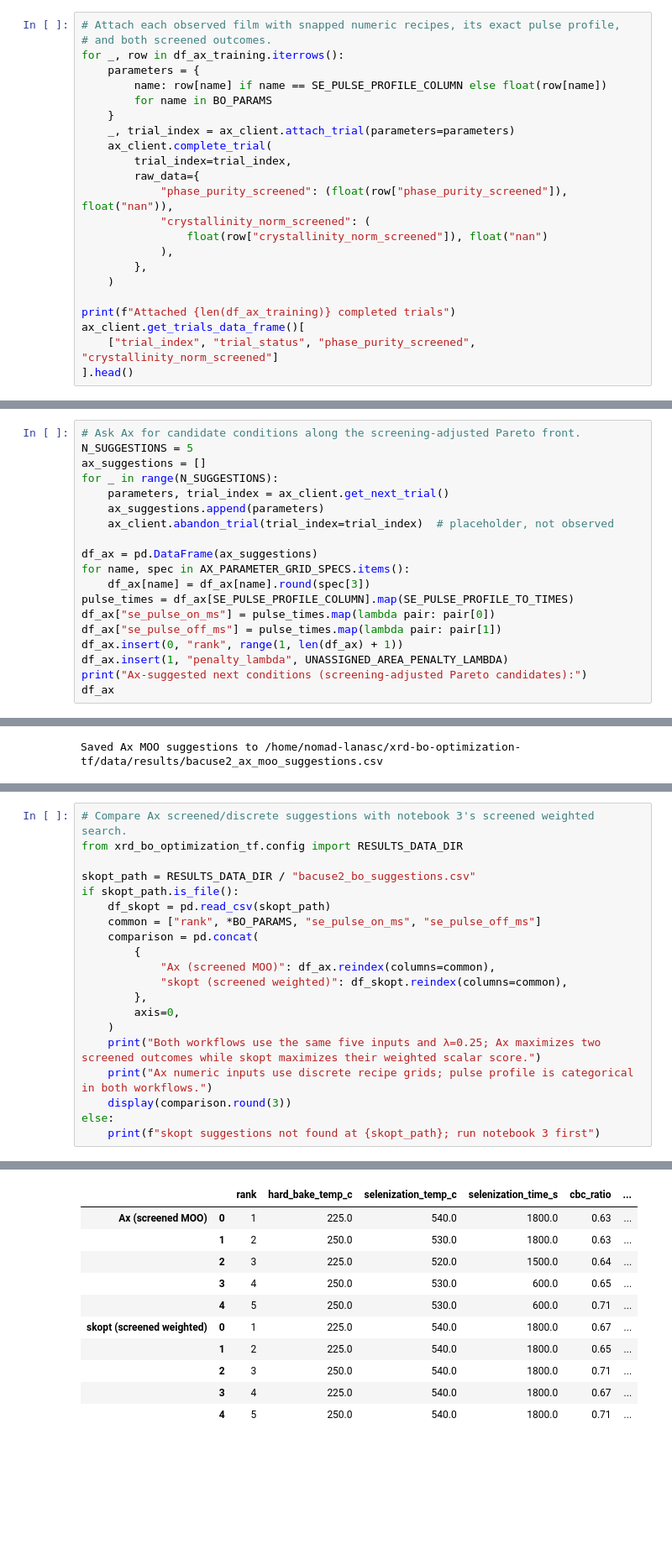
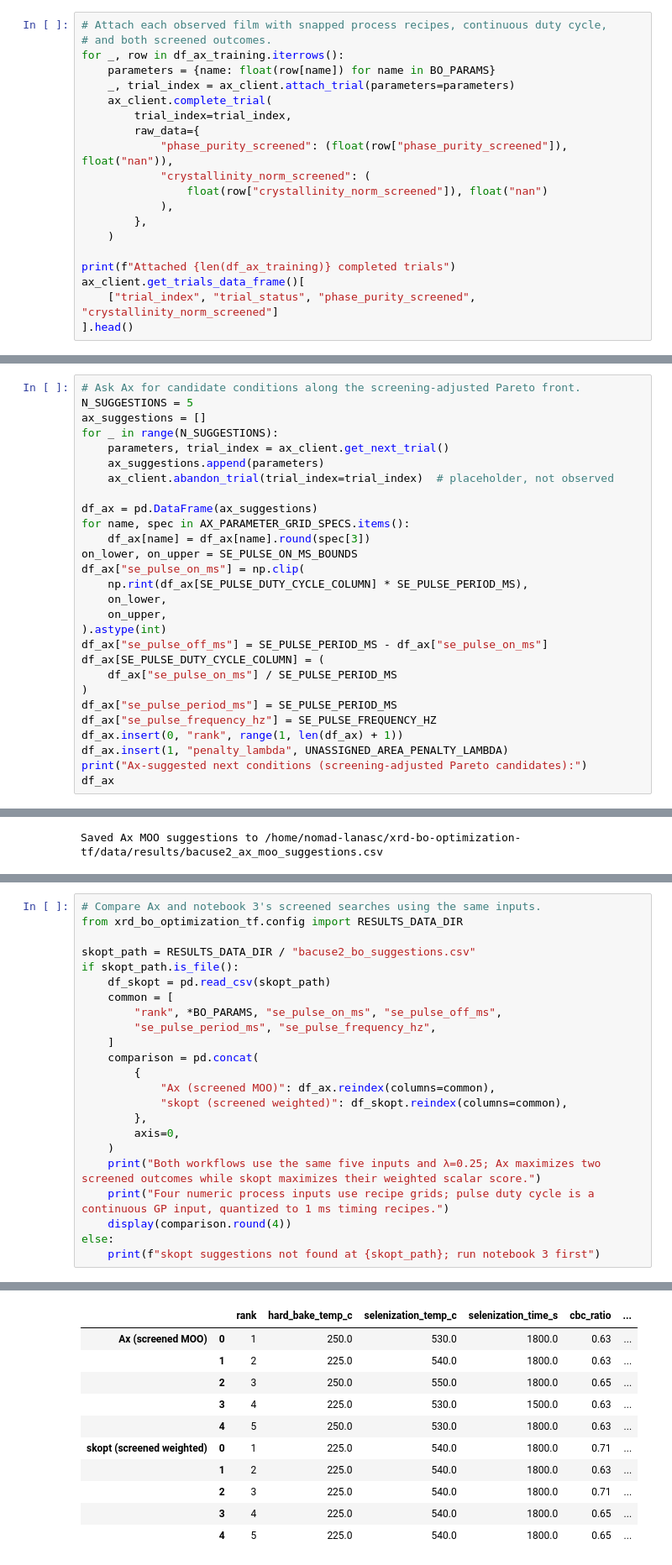
Before and after one commit to GarzonDiegoFEUP/xrd-bo-optimization-tf, a Jupyter notebook: notebooks/4.bo_xrd_ax.ipynb, the cells around one changed output, grey strips where cells are left out. Shown at 84% size. Saved outputs shown, nothing was run; the diff lists cells and outputs as text; blank space fills up the shorter version.

```diff
--- a/notebooks/4.bo_xrd_ax.ipynb
+++ b/notebooks/4.bo_xrd_ax.ipynb
@@ -167,12 +171,9 @@ Ax multi-objective experiment over 5 discrete inputs
 Objectives: maximize screening-adjusted phase purity and crystallinity
 # %%
-# Attach each observed film with snapped numeric recipes, its exact pulse profile,
+# Attach each observed film with snapped process recipes, continuous duty cycle,
 # and both screened outcomes.
 for _, row in df_ax_training.iterrows():
-    parameters = {
-        name: row[name] if name == SE_PULSE_PROFILE_COLUMN else float(row[name])
-        for name in BO_PARAMS
-    }
+    parameters = {name: float(row[name]) for name in BO_PARAMS}
     _, trial_index = ax_client.attach_trial(parameters=parameters)
     ax_client.complete_trial(
         trial_index=trial_index,
@@ -208,9 +209,18 @@ for _ in range(N_SUGGESTIONS):
 df_ax = pd.DataFrame(ax_suggestions)
 for name, spec in AX_PARAMETER_GRID_SPECS.items():
     df_ax[name] = df_ax[name].round(spec[3])
-pulse_times = df_ax[SE_PULSE_PROFILE_COLUMN].map(SE_PULSE_PROFILE_TO_TIMES)
-df_ax["se_pulse_on_ms"] = pulse_times.map(lambda pair: pair[0])
-df_ax["se_pulse_off_ms"] = pulse_times.map(lambda pair: pair[1])
+on_lower, on_upper = SE_PULSE_ON_MS_BOUNDS
+df_ax["se_pulse_on_ms"] = np.clip(
+    np.rint(df_ax[SE_PULSE_DUTY_CYCLE_COLUMN] * SE_PULSE_PERIOD_MS),
+    on_lower,
+    on_upper,
+).astype(int)
+df_ax["se_pulse_off_ms"] = SE_PULSE_PERIOD_MS - df_ax["se_pulse_on_ms"]
+df_ax[SE_PULSE_DUTY_CYCLE_COLUMN] = (
+    df_ax["se_pulse_on_ms"] / SE_PULSE_PERIOD_MS
+)
+df_ax["se_pulse_period_ms"] = SE_PULSE_PERIOD_MS
+df_ax["se_pulse_frequency_hz"] = SE_PULSE_FREQUENCY_HZ
 df_ax.insert(0, "rank", range(1, len(df_ax) + 1))
 df_ax.insert(1, "penalty_lambda", UNASSIGNED_AREA_PENALTY_LAMBDA)
 print("Ax-suggested next conditions (screening-adjusted Pareto candidates):")
@@ -292,13 +302,16 @@ plt.show()
 # %% [output]
 [figure]
 # %%
-# Compare Ax screened/discrete suggestions with notebook 3's screened weighted search.
+# Compare Ax and notebook 3's screened searches using the same inputs.
 from xrd_bo_optimization_tf.config import RESULTS_DATA_DIR
 
 skopt_path = RESULTS_DATA_DIR / "bacuse2_bo_suggestions.csv"
 if skopt_path.is_file():
     df_skopt = pd.read_csv(skopt_path)
-    common = ["rank", *BO_PARAMS, "se_pulse_on_ms", "se_pulse_off_ms"]
+    common = [
+        "rank", *BO_PARAMS, "se_pulse_on_ms", "se_pulse_off_ms",
+        "se_pulse_period_ms", "se_pulse_frequency_hz",
+    ]
     comparison = pd.concat(
         {
             "Ax (screened MOO)": df_ax.reindex(columns=common),
@@ -307,8 +320,8 @@ if skopt_path.is_file():
         axis=0,
     )
     print("Both workflows use the same five inputs and λ=0.25; Ax maximizes two screened outcomes while skopt maximizes their weighted scalar score.")
-    print("Ax numeric inputs use discrete recipe grids; pulse profile is categorical in both workflows.")
-    display(comparison.round(3))
+    print("Four numeric process inputs use recipe grids; pulse duty cycle is a continuous GP input, quantized to 1 ms timing recipes.")
+    display(comparison.round(4))
 else:
     print(f"skopt suggestions not found at {skopt_path}; run notebook 3 first")
 # %% [output]
@@ -317,11 +330,11 @@ Ax numeric inputs use discrete recipe grids; pulse profile is categorical in bot
 |  |  | rank | hard_bake_temp_c | selenization_temp_c | selenization_time_s | cbc_ratio | ... |
-| Ax (screened MOO) | 0 | 1 | 225.0 | 540.0 | 1800.0 | 0.63 | ... |
-|  | 1 | 2 | 250.0 | 530.0 | 1800.0 | 0.63 | ... |
-|  | 2 | 3 | 225.0 | 520.0 | 1500.0 | 0.64 | ... |
-|  | 3 | 4 | 250.0 | 530.0 | 600.0 | 0.65 | ... |
-|  | 4 | 5 | 250.0 | 530.0 | 600.0 | 0.71 | ... |
-| skopt (screened weighted) | 0 | 1 | 225.0 | 540.0 | 1800.0 | 0.67 | ... |
-|  | 1 | 2 | 225.0 | 540.0 | 1800.0 | 0.65 | ... |
-|  | 2 | 3 | 250.0 | 540.0 | 1800.0 | 0.71 | ... |
-|  | 3 | 4 | 225.0 | 540.0 | 1800.0 | 0.67 | ... |
-|  | 4 | 5 | 250.0 | 540.0 | 1800.0 | 0.71 | ... |
+| Ax (screened MOO) | 0 | 1 | 250.0 | 530.0 | 1800.0 | 0.63 | ... |
+|  | 1 | 2 | 225.0 | 540.0 | 1800.0 | 0.63 | ... |
+|  | 2 | 3 | 250.0 | 550.0 | 1800.0 | 0.65 | ... |
+|  | 3 | 4 | 225.0 | 530.0 | 1500.0 | 0.63 | ... |
+|  | 4 | 5 | 250.0 | 530.0 | 1800.0 | 0.63 | ... |
+| skopt (screened weighted) | 0 | 1 | 225.0 | 540.0 | 1800.0 | 0.71 | ... |
+|  | 1 | 2 | 225.0 | 540.0 | 1800.0 | 0.63 | ... |
+|  | 2 | 3 | 225.0 | 540.0 | 1800.0 | 0.71 | ... |
+|  | 3 | 4 | 225.0 | 540.0 | 1800.0 | 0.65 | ... |
+|  | 4 | 5 | 225.0 | 540.0 | 1800.0 | 0.65 | ... |
```
Also changed, not shown: parts of 6 cells of this notebook, 17 other files.
